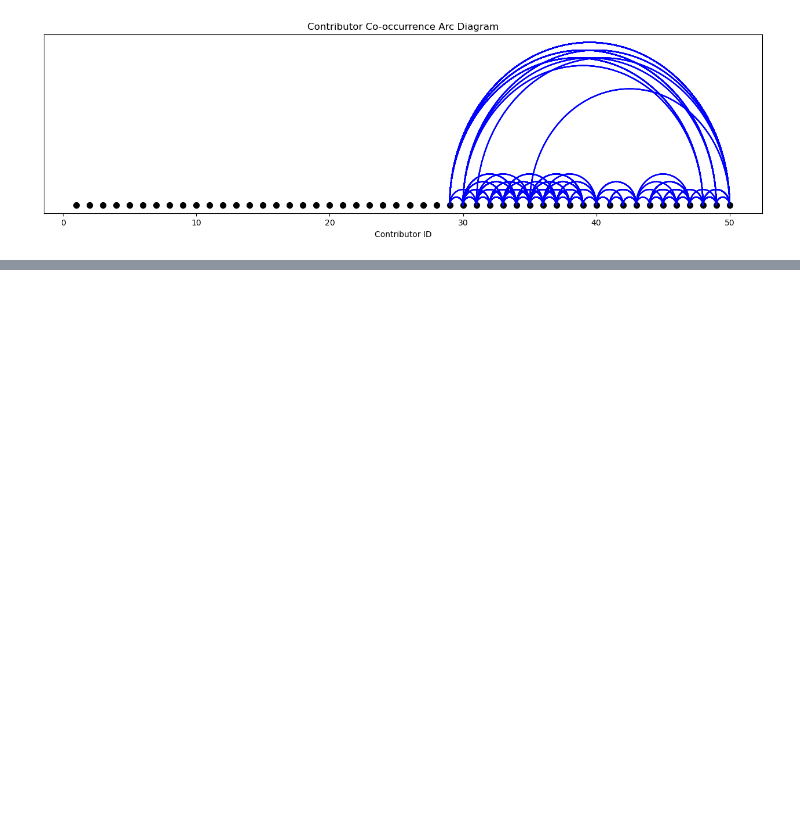
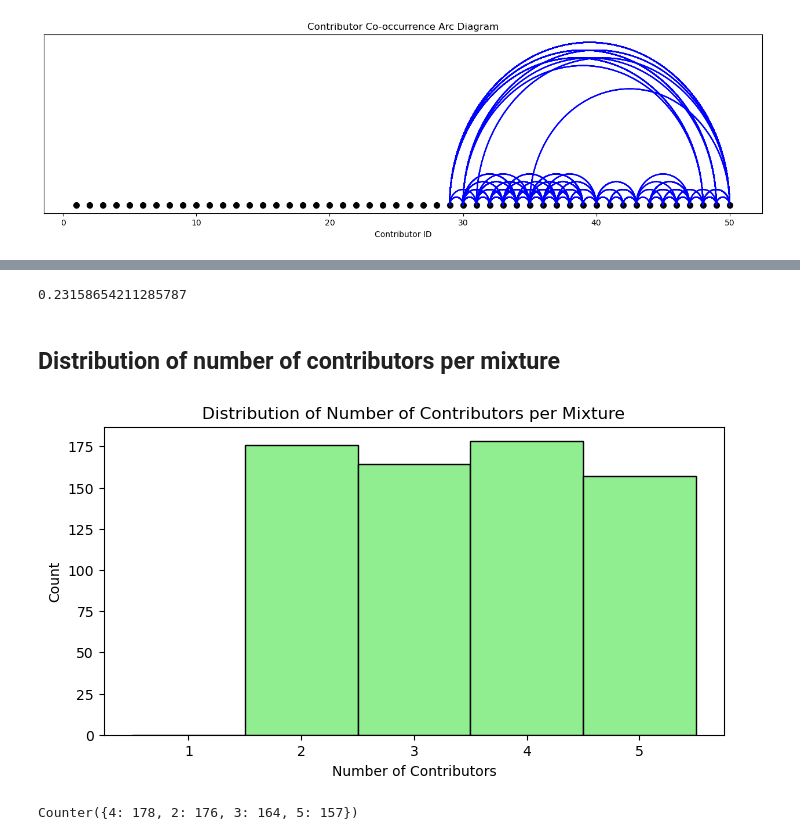
Before and after one commit to amar-mesic/DNANet, a Jupyter notebook: notebooks/visualize_provedit_contributor_mix.ipynb, the cells around one changed output, grey strips where cells are left out. Cells and saved outputs as stored; diff of their text form; code cells hidden in the pictures; blank space fills up the shorter version.

```diff
--- a/notebooks/visualize_provedit_contributor_mix.ipynb
+++ b/notebooks/visualize_provedit_contributor_mix.ipynb
@@ -81,0 +243,21 @@ plot_arc_diagram(pairs)
+# %%
+np.mean([gini_coefficient([1,1,4]), gini_coefficient([1,4,4]), gini_coefficient([1,1,1]), gini_coefficient([1,1,9]), gini_coefficient([1,1,2]), gini_coefficient([1,2,2]), gini_coefficient([1,9,9])])
+# %% [output]
+0.23158654211285787
+# %% [markdown]
+## Distribution of number of contributors per mixture
+# %%
+num_contributors = [len(r) for r in all_mixture_ratios]
+plt.figure(figsize=(8,4))
+plt.hist(num_contributors, bins=range(1, max(num_contributors)+2), align='left', color='lightgreen', edgecolor='black')
+plt.xlabel('Number of Contributors')
+plt.ylabel('Count')
+plt.title('Distribution of Number of Contributors per Mixture')
+plt.show()
+
+# Distribution of number of contributors per mixture
+num_contributors_count = Counter(num_contributors)
+num_contributors_count
+# %% [output]
+[figure, added]
+Counter({4: 178, 2: 176, 3: 164, 5: 157})
```
Also changed, not shown: parts of 20 cells of this notebook, 17 other files.
